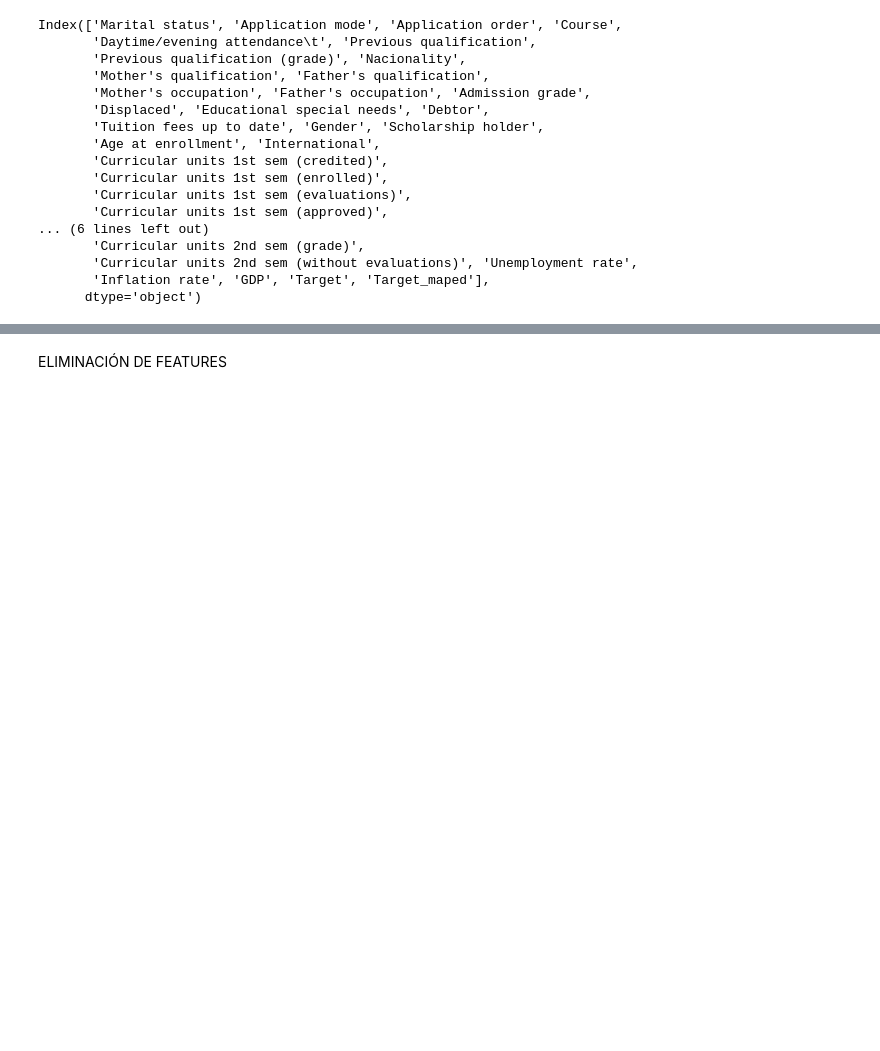
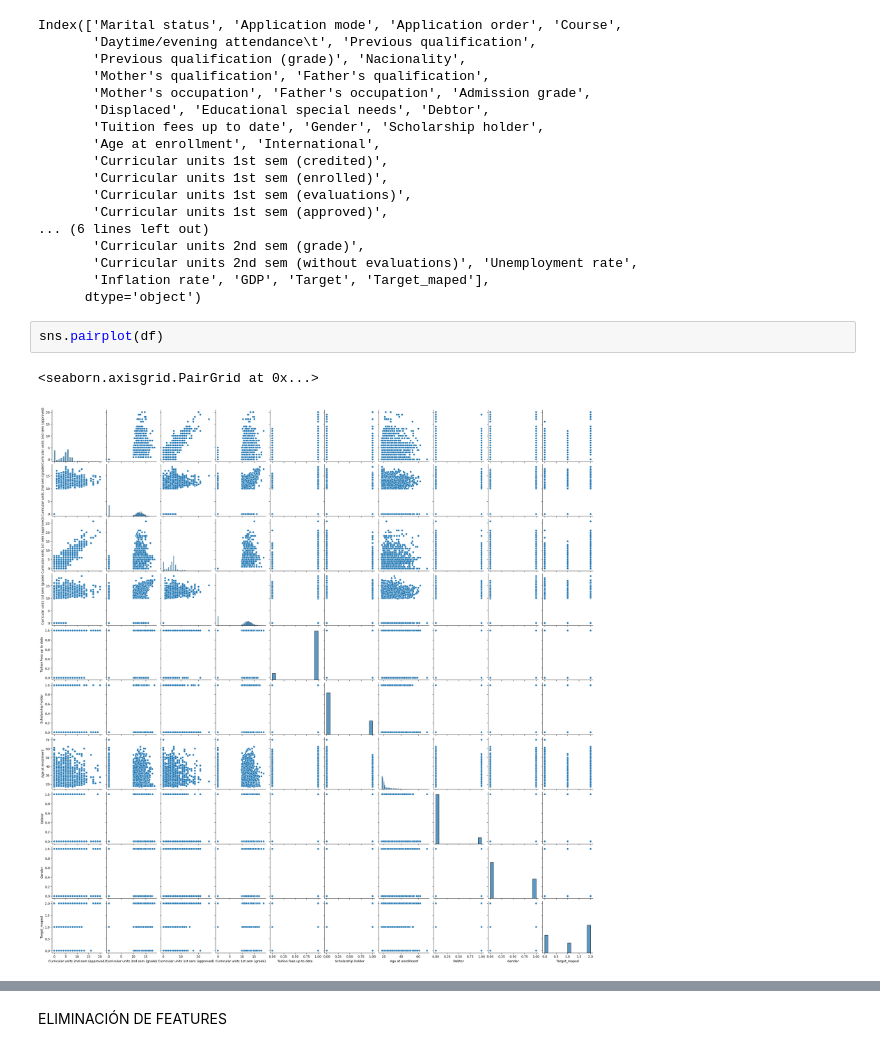
Before and after one commit to JaredR33/Machine-Learning-Project, a Jupyter notebook: Notebooks/Memoria ML Project.ipynb, the cells around one changed output, grey strips where cells are left out. Drawn from its saved outputs; the diff is of its cells as text; blank space fills up the shorter version.

```diff
--- a/Notebooks/proyectoML2 copy.ipynb
+++ b/Notebooks/Memoria ML Project.ipynb
@@ -153,6 +137,11 @@ Index(['Marital status', 'Application mode', 'Application order', 'Course',
        'Curricular units 2nd sem (without evaluations)', 'Unemployment rate',
        'Inflation rate', 'GDP', 'Target', 'Target_maped'],
       dtype='object')
+# %%
+sns.pairplot(df)
+# %% [output]
+<seaborn.axisgrid.PairGrid at 0x...>
+[figure, added]
 # %%
 # Crear una figura de 3 filas y 2 columnas
 fig, axs = plt.subplots(3, 3, figsize=(15, 15))
```
Also changed, not shown: parts of 29 cells of this notebook, 2 other files.
